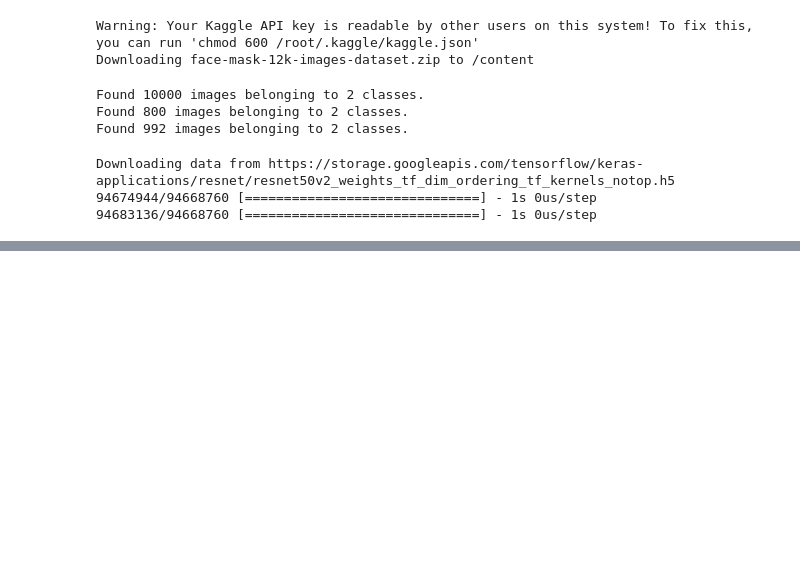
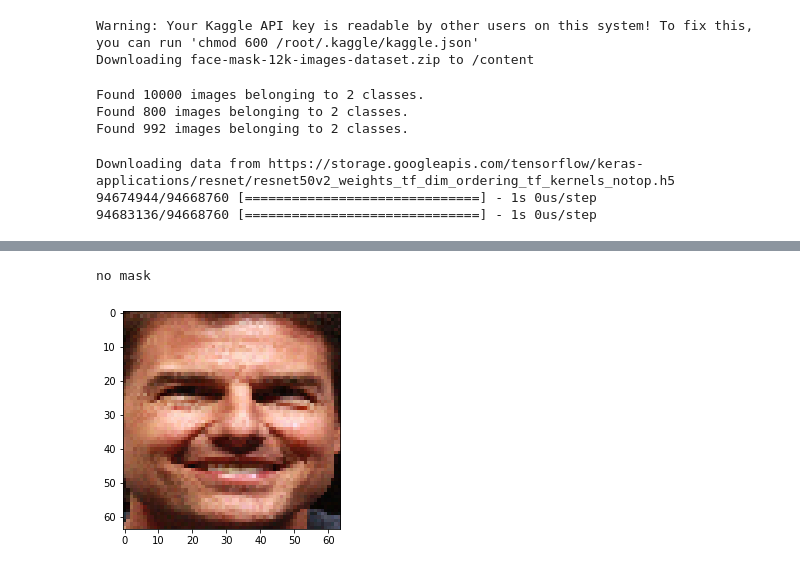
Before and after one commit to MaryamBoneh/DeepLearning-Course, a Jupyter notebook: Mask_Recognition/face_mask_recognition.ipynb, the cells around one changed output, grey strips where cells are left out. Cells and saved outputs as stored; diff of their text form; code cells hidden in the pictures; blank space fills up the shorter version.

```diff
--- a/Mask_Recognition/face_mask_recognition.ipynb
+++ b/Mask_Recognition/face_mask_recognition.ipynb
@@ -126,7 +129,7 @@ model.fit(train_data,
           steps_per_epoch = train_data.samples / batch_size,
           validation_data = val_data,
           validation_steps = val_data.samples / batch_size,
-          epochs = 10,
+          epochs = 8,
           callbacks = [WandbCallback()]
 )
 # %% [output]
@@ -175,0 +175,18 @@ weighted avg       0.48      0.48      0.48       992
+# %%
+def process_and_predict(image_path):
+    faces = RetinaFace.extract_faces(img_path= image_path, align= True)
+    image = faces[0]
+    image = cv2.resize(image, (width, height))
+    plt.imshow(image)
+    image = image / 255.0
+    image = np.expand_dims(image, axis= 0)
+    res = np.argmax(model.predict(image))
+    if res == 0:
+        print('with mask\n')
+    else:
+        print('no mask\n')
+# %%
+process_and_predict('Tom.jpeg')
+# %% [output]
+no mask
+[figure, added]
```
Also changed, not shown: parts of 6 cells of this notebook.
